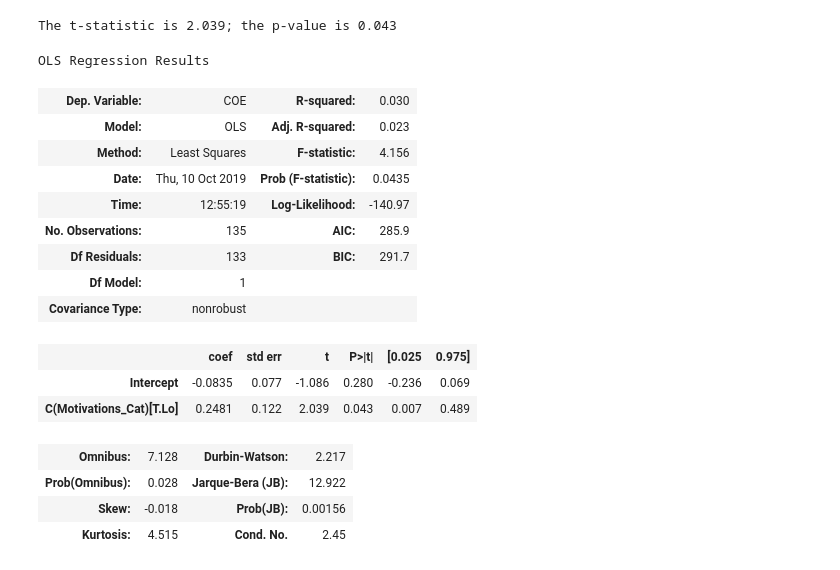
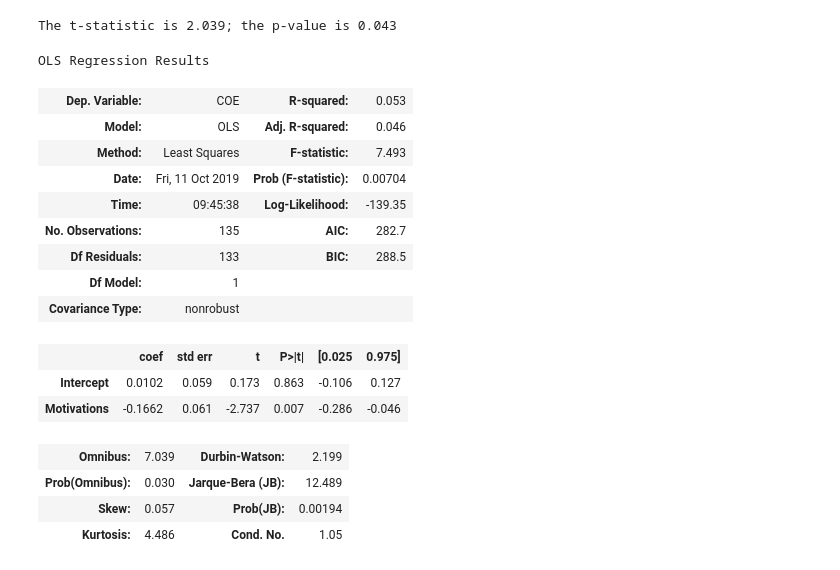
Before and after one commit to IUeDS/analytics_IDE_demos, a Jupyter notebook: Unizin_JupyterNBDemo.ipynb, the cells around one changed output. Drawn from its saved outputs; the diff is of its cells as text; code cells hidden in the pictures.

```diff
--- a/Unizin_JupyterNBDemo.ipynb
+++ b/Unizin_JupyterNBDemo.ipynb
@@ -6,6 +6,8 @@ import pandas as pd
 import matplotlib.pyplot as pt
 import seaborn as sns
 from scipy import stats as st
+# Set printing display option for non-exponential format
+pd.set_option('display.float_format', lambda x: '%.3f' % x)
 # %%
 # Python variable assignment
 x = 123
@@ -152,7 +164,7 @@ data
 # %%
 # Using apply method and lambda function
 # https://pandas.pydata.org/pandas-docs/stable/reference/api/pandas.DataFrame.apply.html
-data['Visit.Frequency_Cat'] = data['Visit Frequency'].apply(lambda x: 'Lo' if x <= 0 else 'Hi')
+data['Visit_Frequency_Cat'] = data['Visit Frequency'].apply(lambda x: 'Lo' if x <= 0 else 'Hi')
 data
 # %% [output]
 |  | double_hashedid | Deep Processing | Motivations | Testing Strategies | Time Management | ... |
@@ -215,27 +227,27 @@ The t-statistic is 2.039; the p-value is 0.043
 # %%
 # Regression
 # There are a lot of libraries within Python to develop models
 # statsmodels is one
 import statsmodels.api as sm
 import statsmodels.formula.api as smf
 data.rename(columns={'Concentration of Effort':'COE'},inplace=True)
-results = smf.ols('COE ~ C(Motivations_Cat)',data=data).fit()
+results = smf.ols('COE ~ Motivations',data=data).fit()
 results.summary()
 # %% [output]
 OLS Regression Results
-| Dep. Variable: | COE | R-squared: | 0.030 |
-| Model: | OLS | Adj. R-squared: | 0.023 |
-| Method: | Least Squares | F-statistic: | 4.156 |
-| Date: | Thu, 10 Oct 2019 | Prob (F-statistic): | 0.0435 |
-| Time: | 12:55:19 | Log-Likelihood: | -140.97 |
-| No. Observations: | 135 | AIC: | 285.9 |
-| Df Residuals: | 133 | BIC: | 291.7 |
+| Dep. Variable: | COE | R-squared: | 0.053 |
+| Model: | OLS | Adj. R-squared: | 0.046 |
+| Method: | Least Squares | F-statistic: | 7.493 |
+| Date: | Fri, 11 Oct 2019 | Prob (F-statistic): | 0.00704 |
+| Time: | 09:45:38 | Log-Likelihood: | -139.35 |
+| No. Observations: | 135 | AIC: | 282.7 |
+| Df Residuals: | 133 | BIC: | 288.5 |
 | Df Model: | 1 |  |  |
 | Covariance Type: | nonrobust |  |  |
 |  | coef | std err | t | P>|t| | [0.025 | 0.975] |
-| Intercept | -0.0835 | 0.077 | -1.086 | 0.280 | -0.236 | 0.069 |
-| C(Motivations_Cat)[T.Lo] | 0.2481 | 0.122 | 2.039 | 0.043 | 0.007 | 0.489 |
+| Intercept | 0.0102 | 0.059 | 0.173 | 0.863 | -0.106 | 0.127 |
+| Motivations | -0.1662 | 0.061 | -2.737 | 0.007 | -0.286 | -0.046 |
-| Omnibus: | 7.128 | Durbin-Watson: | 2.217 |
-| Prob(Omnibus): | 0.028 | Jarque-Bera (JB): | 12.922 |
-| Skew: | -0.018 | Prob(JB): | 0.00156 |
-| Kurtosis: | 4.515 | Cond. No. | 2.45 |
+| Omnibus: | 7.039 | Durbin-Watson: | 2.199 |
+| Prob(Omnibus): | 0.030 | Jarque-Bera (JB): | 12.489 |
+| Skew: | 0.057 | Prob(JB): | 0.00194 |
+| Kurtosis: | 4.486 | Cond. No. | 1.05 |
```
Also changed, not shown: parts of 10 cells of this notebook.
